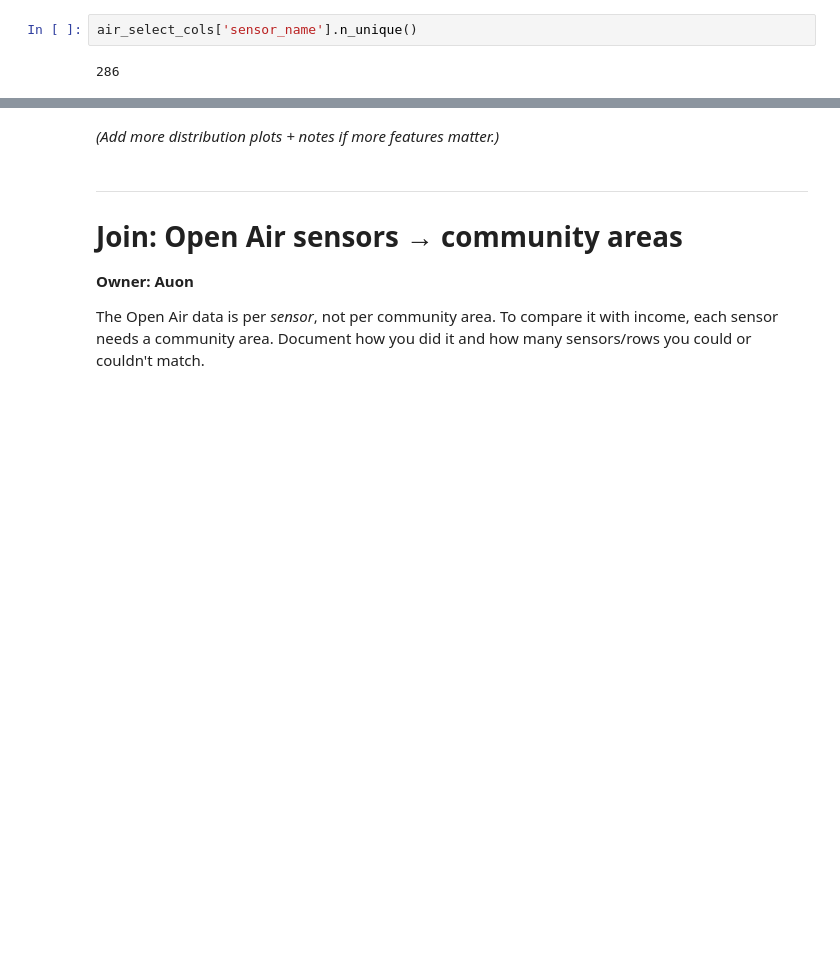
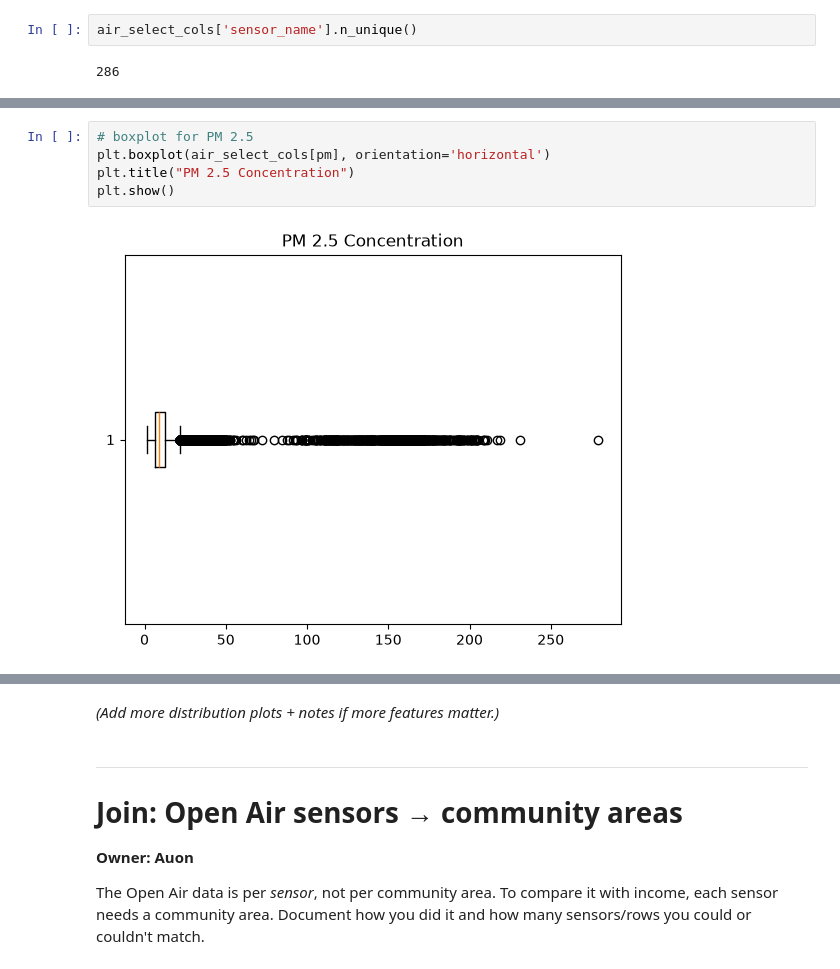
Before and after one commit to doctorplatypus/Socioeconomic-Health-Disparities, a Jupyter notebook: eda.ipynb, the cells around one changed output, grey strips where cells are left out. Drawn from its saved outputs; the diff is of its cells as text; blank space fills up the shorter version.

```diff
--- a/eda.ipynb
+++ b/eda.ipynb
@@ -388,0 +400,7 @@ plt.show()
+# %%
+# boxplot for PM 2.5
+plt.boxplot(air_select_cols[pm], orientation='horizontal')
+plt.title("PM 2.5 Concentration")
+plt.show()
+# %% [output]
+[figure, added]
```
Also changed, not shown: parts of 20 cells of this notebook.
